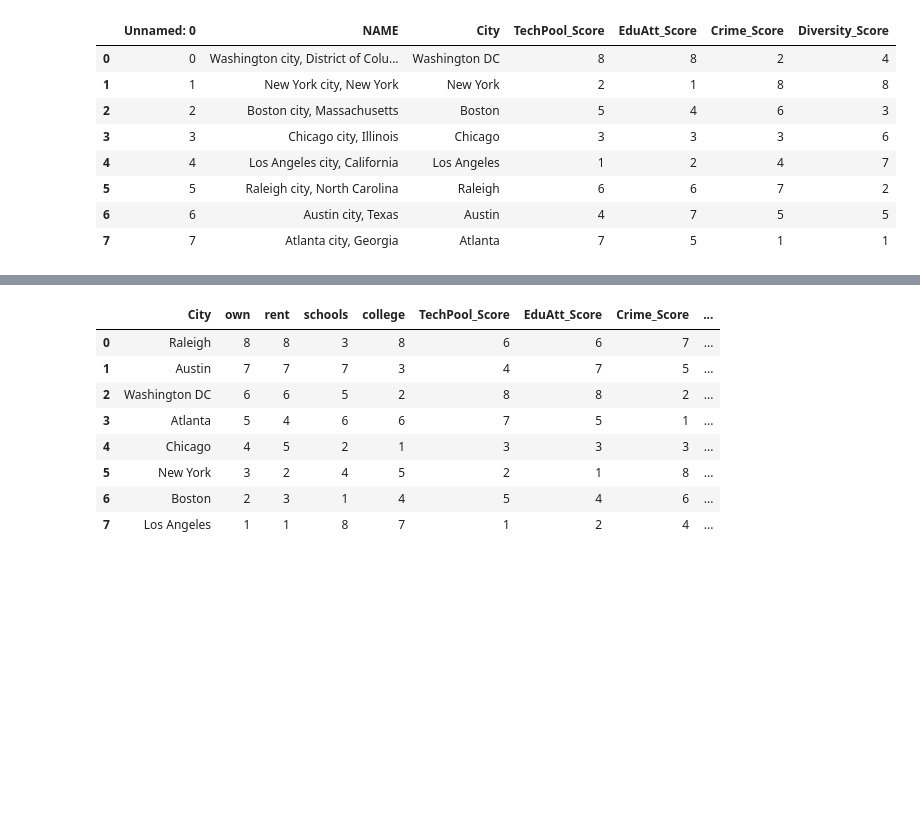
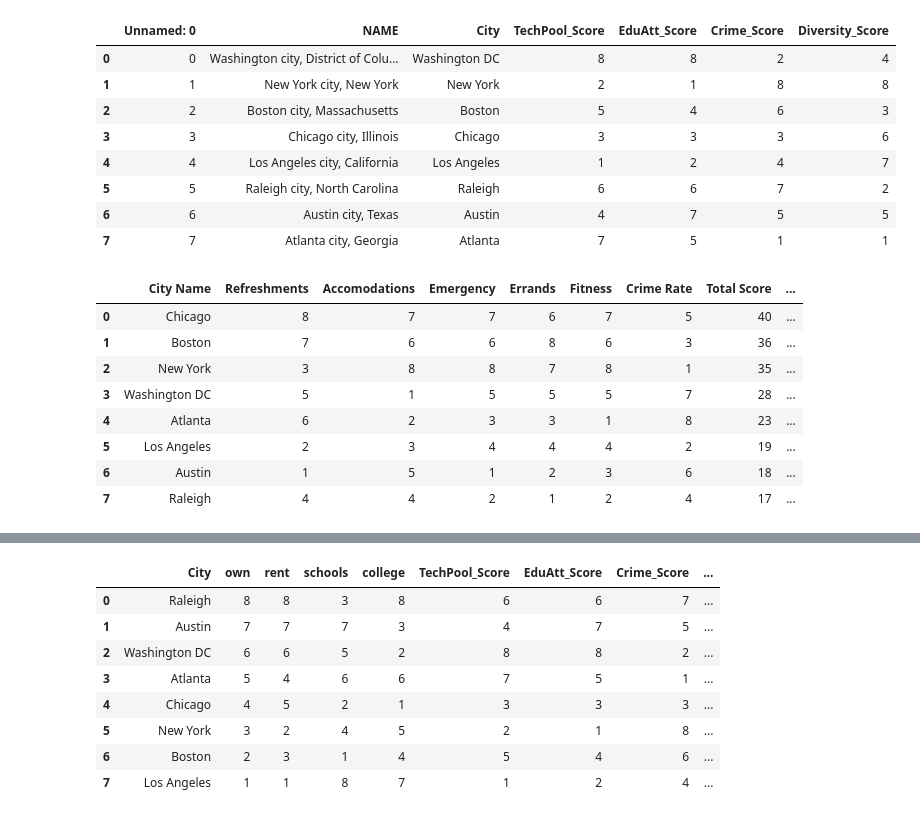
Before and after one commit to indranik/BC_Project1, a Jupyter notebook: Final Results/Combined_City_Ranking.ipynb, the cells around one changed output, grey strips where cells are left out. Saved outputs shown, nothing was run; the diff lists cells and outputs as text; code cells hidden in the pictures; blank space fills up the shorter version.

```diff
--- a/Final Results/Combined_City_Ranking.ipynb
+++ b/Final Results/Combined_City_Ranking.ipynb
@@ -7,9 +7,11 @@ import pandas as pd
 # filenames
 house_school_rank_file = os.path.join("Results","house_afford_school_ranking.csv")
 city_demographic_file = os.path.join("Results","Cities_Demographics_Scores.csv")
+amenities_file = os.path.join("Results","Final City Ranking for Amenities.csv")
 # %%
 housing_school_rank = pd.read_csv(house_school_rank_file)
 demographic_rank = pd.read_csv(city_demographic_file)
+amenities_rank = pd.read_csv(amenities_file)
 # %%
 housing_school_rank
 # %% [output]
@@ -42,3 +44,17 @@ demographic_rank = demographic_rank.drop(['Unnamed: 0','NAME'], axis=1)
 combined_rank = pd.merge(housing_school_rank,
                          demographic_rank,
                          on='City')
+# %%
+amenities_rank=amenities_rank.drop("Unnamed: 0", axis=1)
+# %%
+amenities_rank
+# %% [output]
+|  | City Name | Refreshments | Accomodations | Emergency | Errands | Fitness | Crime Rate | Total Score | ... |
+| 0 | Chicago | 8 | 7 | 7 | 6 | 7 | 5 | 40 | ... |
+| 1 | Boston | 7 | 6 | 6 | 8 | 6 | 3 | 36 | ... |
+| 2 | New York | 3 | 8 | 8 | 7 | 8 | 1 | 35 | ... |
+| 3 | Washington DC | 5 | 1 | 5 | 5 | 5 | 7 | 28 | ... |
+| 4 | Atlanta | 6 | 2 | 3 | 3 | 1 | 8 | 23 | ... |
+| 5 | Los Angeles | 2 | 3 | 4 | 4 | 4 | 2 | 19 | ... |
+| 6 | Austin | 1 | 5 | 1 | 2 | 3 | 6 | 18 | ... |
+| 7 | Raleigh | 4 | 4 | 2 | 1 | 2 | 4 | 17 | ... |
```
Also changed, not shown: parts of 12 cells of this notebook, 4 other files.
